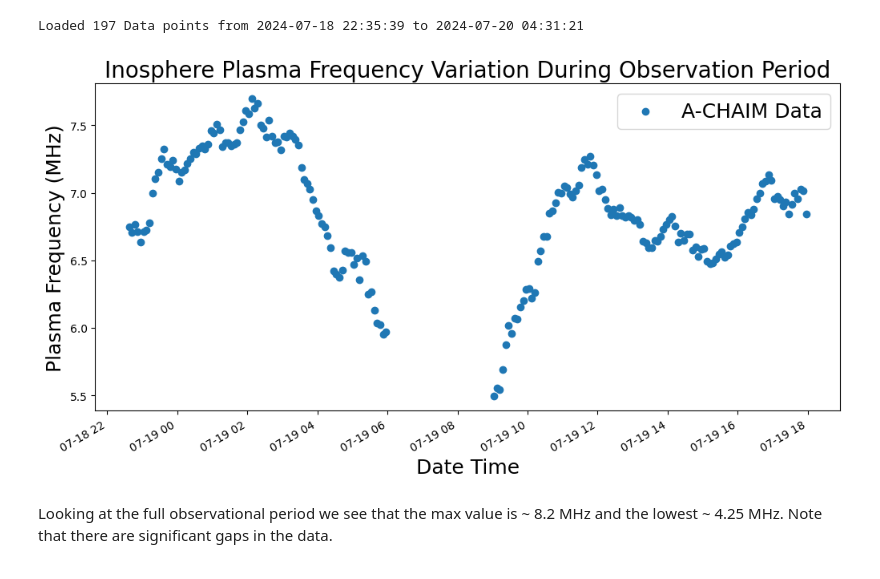
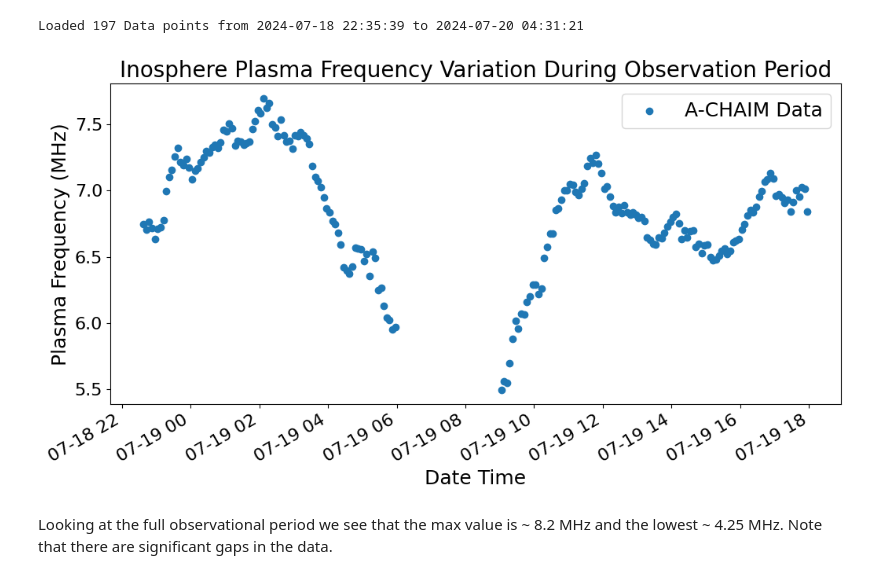
Before and after one commit to PhilJ0ly/ALBATROS_axion_search, a Jupyter notebook: Jupyter/ionosphere_plasma_frequency_overview.ipynb, the cells around one changed output. Cells and saved outputs as stored; diff of their text form; code cells hidden in the pictures.

```diff
--- a/Jupyter/ionosphere_plasma_frequency_overview.ipynb
+++ b/Jupyter/ionosphere_plasma_frequency_overview.ipynb
@@ -50,25 +50,27 @@ for df in dfs:
 # %%
 model = ['A-CHAIM Data','E-CHAIM']
 
 fig, ax = plt.subplots(figsize=(12,6))
 
 for i, df in enumerate(dfs):
     ax.scatter(df["datetime"], df["plasma_freq"]*1e-6, label=model[i])
     break
 
 # date_format = mdates.DateFormatter("%d_%H%M")
 # ax.xaxis.set_major_formatter(date_format)
 # plt.xticks(rotation=45)
 # or
 plt.gcf().autofmt_xdate()
 
+ax.tick_params(axis='both', which='major', labelsize=16)
+
 plt.title("Inosphere Plasma Frequency Variation During Observation Period", fontsize=20)
 plt.xlabel("Date Time", fontsize=18)
 plt.ylabel("Plasma Frequency (MHz)", fontsize=18)
 plt.legend(fontsize=18)
 plt.show()
 # %% [output]
-[figure, old version]
+[figure, new version]
 # %% [markdown]
 Looking at the full observational period we see that the max value is ~ 8.2 MHz and the lowest ~ 4.25 MHz. Note that there are significant gaps in the data.
 # %% [markdown]
```
Also changed, not shown: 5 other files.
